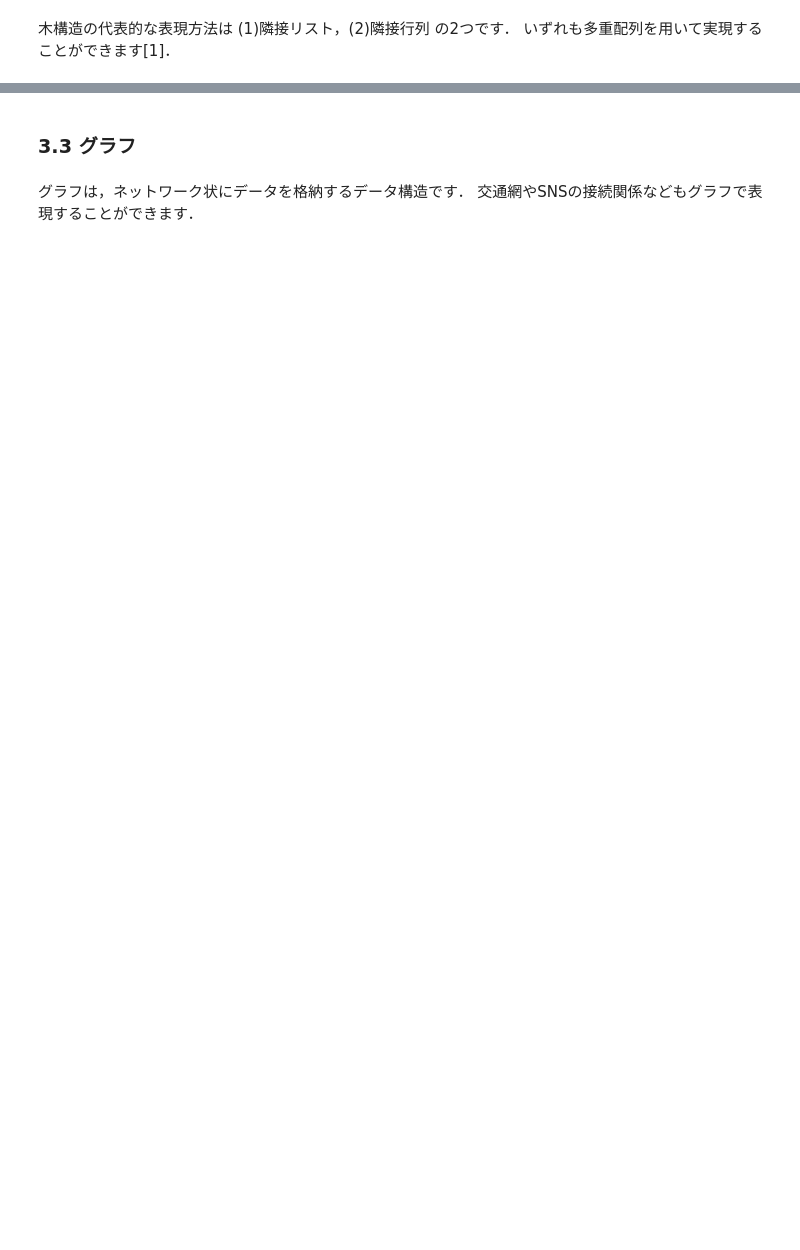
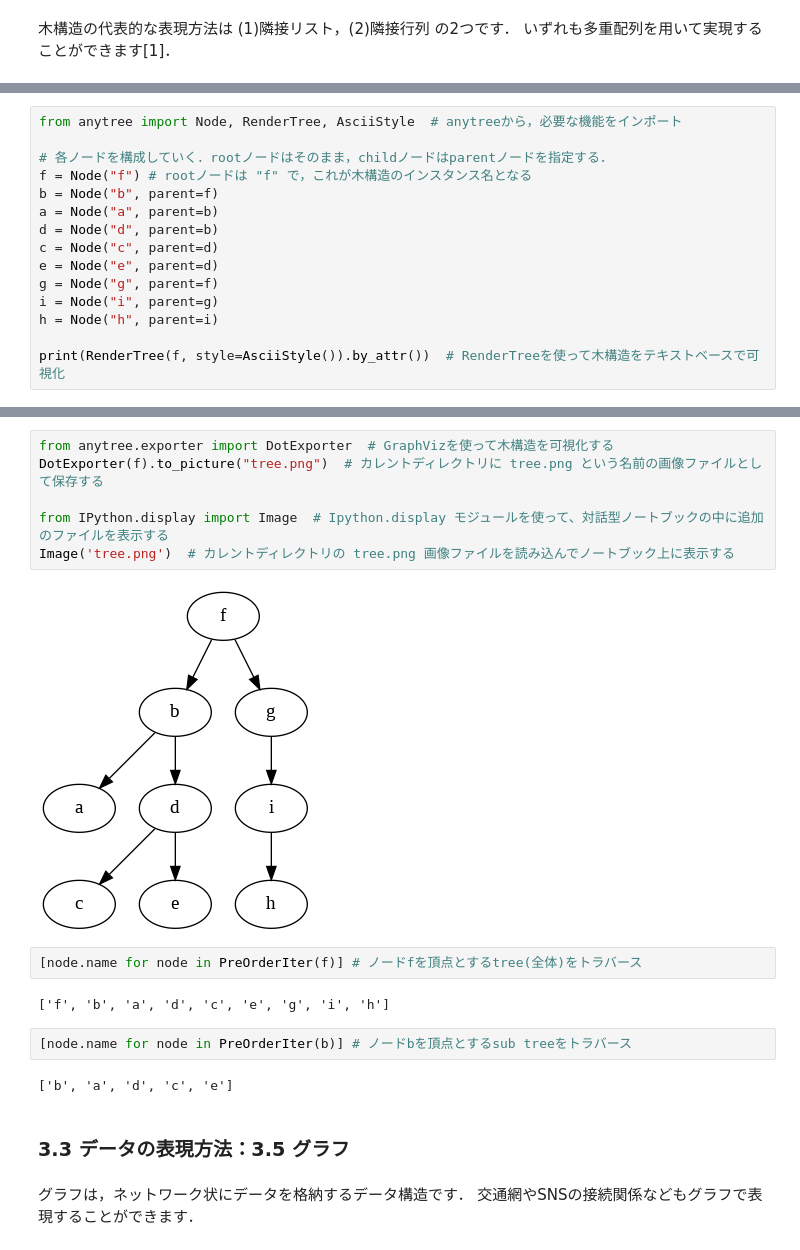
Before and after one commit to MDASH-shinshu/MDASH-T-DE, a Jupyter notebook: 2/2_data_expression_colab.ipynb, the cells around one changed output, grey strips where cells are left out. Cells and saved outputs as stored; diff of their text form; blank space fills up the shorter version.

```diff
--- a/2/2_data_expression_colab.ipynb
+++ b/2/2_data_expression_colab.ipynb
@@ -397,0 +416,15 @@ array([-0.4033405 , -0.51650493,  1.44756993, ..., -0.5635043 ,
+# %%
+from anytree import Node, RenderTree, AsciiStyle  # anytreeから，必要な機能をインポート
+
+# 各ノードを構成していく．rootノードはそのまま，childノードはparentノードを指定する．
+f = Node("f") # rootノードは "f" で，これが木構造のインスタンス名となる
+b = Node("b", parent=f)
+a = Node("a", parent=b)
+d = Node("d", parent=b)
+c = Node("c", parent=d)
+e = Node("e", parent=d)
+g = Node("g", parent=f)
+i = Node("i", parent=g)
+h = Node("h", parent=i)
+
+print(RenderTree(f, style=AsciiStyle()).by_attr())  # RenderTreeを使って木構造をテキストベースで可視化
@@ -398,5 +441,21 @@ array([-0.4033405 , -0.51650493,  1.44756993, ..., -0.5635043 ,
+# %%
+from anytree.exporter import DotExporter  # GraphVizを使って木構造を可視化する
+DotExporter(f).to_picture("tree.png")  # カレントディレクトリに tree.png という名前の画像ファイルとして保存する
+
+from IPython.display import Image  # Ipython.display モジュールを使って、対話型ノートブックの中に追加のファイルを表示する
+Image('tree.png')  # カレントディレクトリの tree.png 画像ファイルを読み込んでノートブック上に表示する
+# %% [output]
+[figure, added]
+# %%
+[node.name for node in PreOrderIter(f)] # ノードfを頂点とするtree(全体)をトラバース
+# %% [output]
+['f', 'b', 'a', 'd', 'c', 'e', 'g', 'i', 'h']
+# %%
+[node.name for node in PreOrderIter(b)] # ノードbを頂点とするsub treeをトラバース
+# %% [output]
+['b', 'a', 'd', 'c', 'e']
 # %% [markdown]
-### 3.3 グラフ
+### 3.3 データの表現方法：3.5 グラフ
 # %% [markdown]
 グラフは，ネットワーク状にデータを格納するデータ構造です．
 交通網やSNSの接続関係などもグラフで表現することができます．
```
Also changed, not shown: parts of 17 cells of this notebook.
